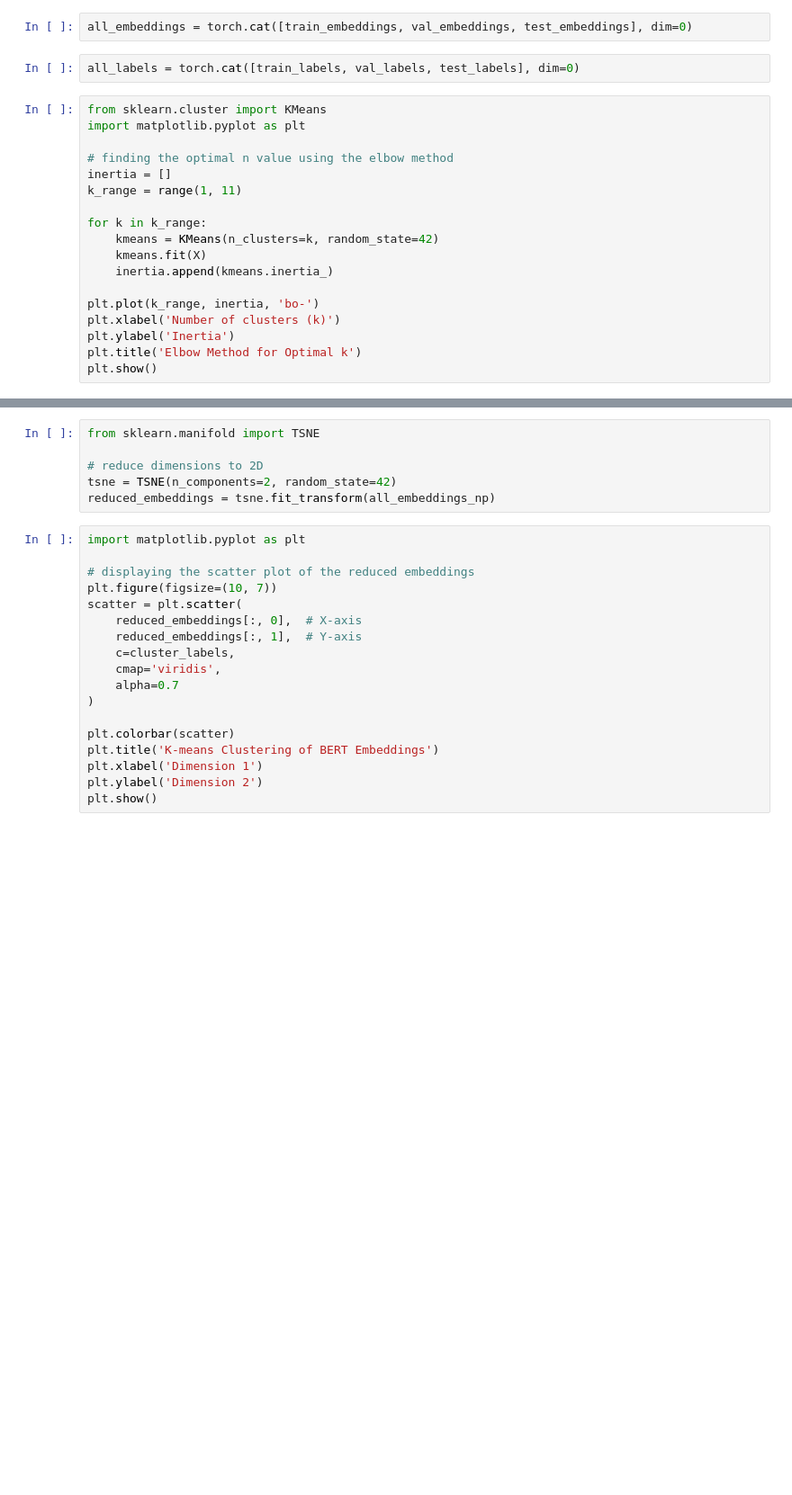
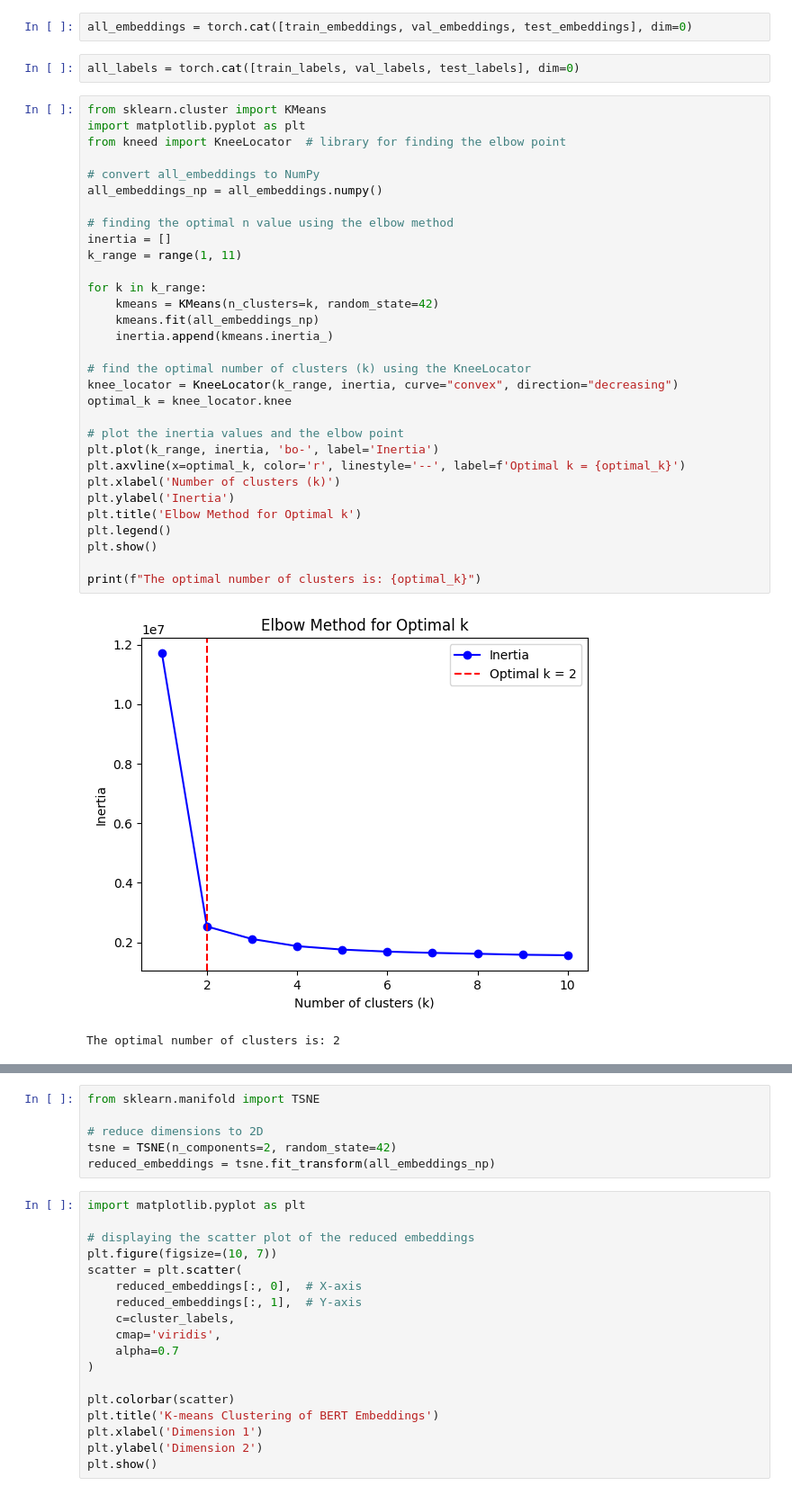
Before and after one commit to safiabout/cs178-group-project, a Jupyter notebook: BERT_reg_split_diff_lr_with_clust.ipynb, the cells around one changed output, grey strips where cells are left out. Shown at 90% size. Drawn from its saved outputs; the diff is of its cells as text; blank space fills up the shorter version.

Commit message:
Run code with dif lr and clust

```diff
--- a/BERT_reg_split_diff_lr_with_clust.ipynb
+++ b/BERT_reg_split_diff_lr_with_clust.ipynb
@@ -257,21 +276,37 @@ all_labels = torch.cat([train_labels, val_labels, test_labels], dim=0)
 # %%
 from sklearn.cluster import KMeans
 import matplotlib.pyplot as plt
+from kneed import KneeLocator  # library for finding the elbow point
+
+# convert all_embeddings to NumPy
+all_embeddings_np = all_embeddings.numpy()
 
 # finding the optimal n value using the elbow method
 inertia = []
 k_range = range(1, 11)
 
 for k in k_range:
     kmeans = KMeans(n_clusters=k, random_state=42)
-    kmeans.fit(X)
+    kmeans.fit(all_embeddings_np)
     inertia.append(kmeans.inertia_)
 
-plt.plot(k_range, inertia, 'bo-')
+# find the optimal number of clusters (k) using the KneeLocator
+knee_locator = KneeLocator(k_range, inertia, curve="convex", direction="decreasing")
+optimal_k = knee_locator.knee
+
+# plot the inertia values and the elbow point
+plt.plot(k_range, inertia, 'bo-', label='Inertia')
+plt.axvline(x=optimal_k, color='r', linestyle='--', label=f'Optimal k = {optimal_k}')
 plt.xlabel('Number of clusters (k)')
 plt.ylabel('Inertia')
 plt.title('Elbow Method for Optimal k')
+plt.legend()
 plt.show()
+
+print(f"The optimal number of clusters is: {optimal_k}")
+# %% [output]
+[figure, added]
+The optimal number of clusters is: 2
 # %%
 from sklearn.cluster import KMeans
 
```
Also changed, not shown: parts of 8 cells of this notebook.
